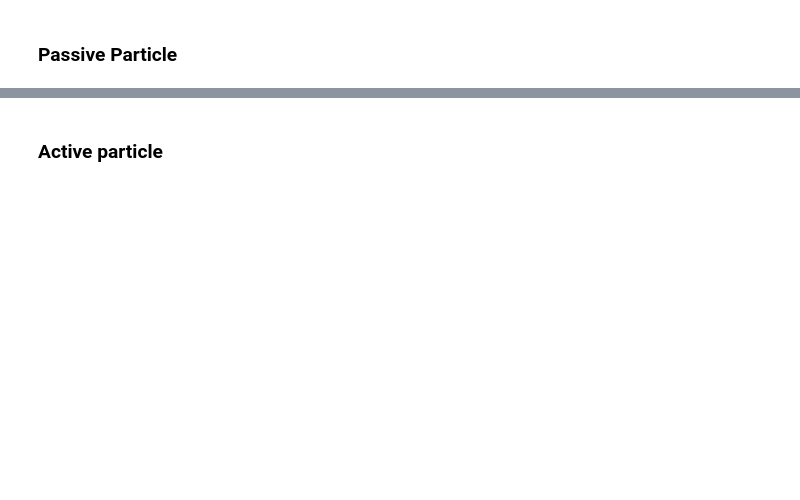
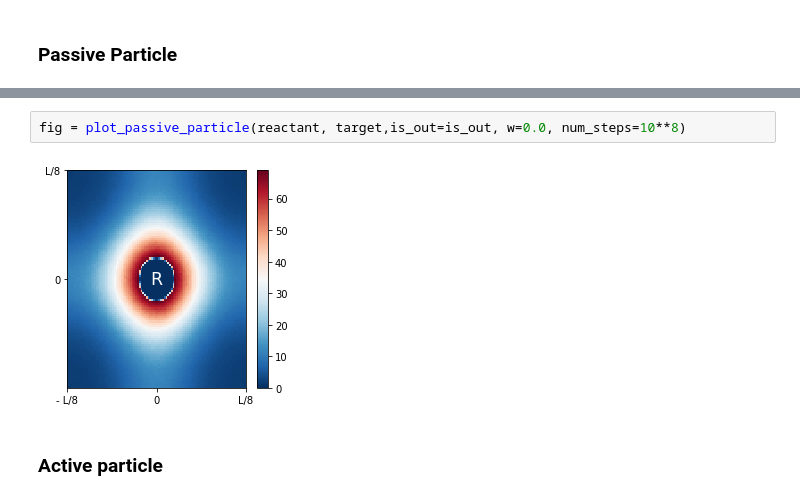
Before and after one commit to abassi98/Active-Brownian-Particles, a Jupyter notebook: src/main.ipynb, the cells around one changed output, grey strips where cells are left out. Drawn from its saved outputs; the diff is of its cells as text; blank space fills up the shorter version.

```diff
--- a/src/main.ipynb
+++ b/src/main.ipynb
@@ -132,2 +80,6 @@ plt.colorbar(h[3])
+# %%
+fig = plot_passive_particle(reactant, target,is_out=is_out, w=0.0, num_steps=10**8)
+# %% [output]
+[figure, added]
 # %% [markdown]
 ### Active particle
```
Also changed, not shown: parts of 28 cells of this notebook, 3 other files.
